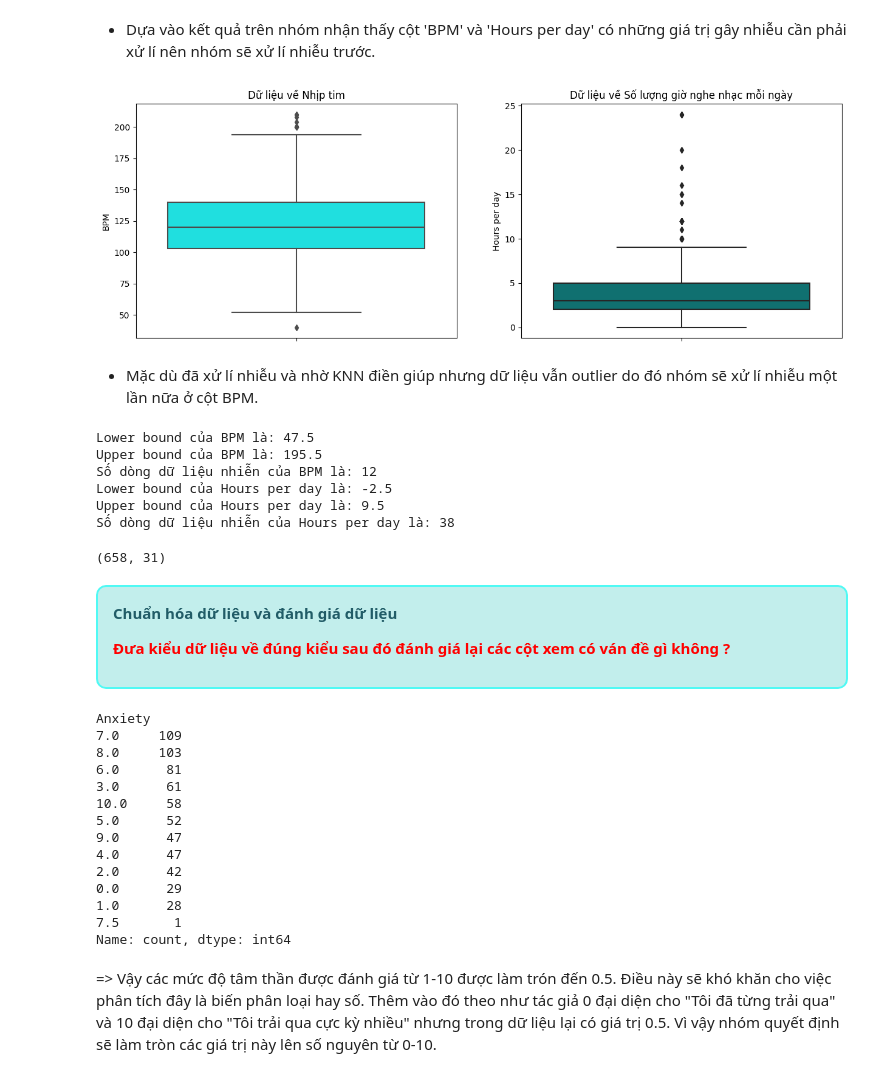
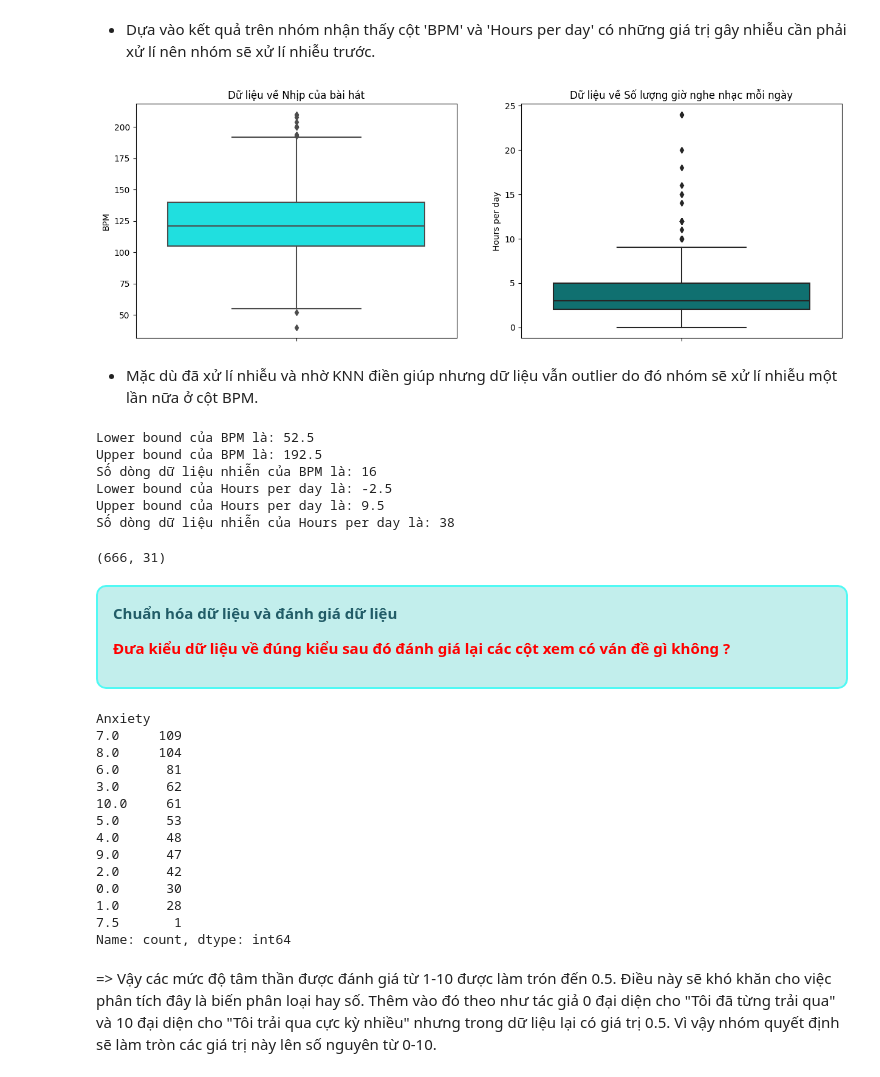
Before and after one commit to HungLVT/DS, a Jupyter notebook: 2.0-pre-processing.ipynb, the cells around one changed output. Cells and saved outputs as stored; diff of their text form; code cells hidden in the pictures.

```diff
--- a/2.0-pre-processing.ipynb
+++ b/2.0-pre-processing.ipynb
@@ -176,7 +176,7 @@ Số lượng outlier của cột BPM là: 11
 - Những con số outlier như 999999999.0, 624.0, 0 gây tác động rất tiêu cực đến kết quả của mô hình. Vì BPM của một bài hát chỉ nằm trong khoảng 24-220 BPM. Trong trường hợp này bởi vì tiếp theo chúng em sẽ điền khuyết bằng KNN nên tạm thời chuyển những giá trị này thành np.nan và đưa vào mô hình.
 # %%
 print(f'Số lượng missing values của BPM là: {df["BPM"].isnull().sum()}')
-df[(df['BPM'] < lower_bound_bpm) | (df['BPM'] > upper_bound_bpm)] = np.nan
+df.loc[(df['BPM'] < lower_bound_bpm) | (df['BPM'] > upper_bound_bpm), 'BPM'] = np.nan
 print(f'Sau khi chuyển nhiễu thành nan, số lượng missing values của BPM là: {df["BPM"].isnull().sum()}')
 df[df['BPM'].isnull()]
 # %% [output]
@@ -208,7 +208,7 @@ print(f'Số lượng cột của df_KNN sau khi mã hóa là: {df_KNN.shape[1]}
 #  Xử lý dữ liệu thiếu của cột BPM với KNN
 print(f'Trước khi KNN, Số giá trị còn thiếu của cột BPM là: {df_KNN["BPM"].isnull().sum()}')
 
-imputer = KNNImputer(n_neighbors=5)
+imputer = KNNImputer(n_neighbors=10)
 df_imputer = imputer.fit_transform(df_KNN)
 df_KNN = pd.DataFrame(df_imputer, columns=df_KNN.columns, index=df_KNN.index)
 
@@ -279,13 +275,13 @@ None
 # %%
 #Vẽ 2 biểu đồ boxplot cho 2 cột BPM và Hours per day
 fig, ax = plt.subplots(1, 2, figsize=(15, 5))
 sns.boxplot(y=df['BPM'], ax=ax[0], color='cyan')
 sns.boxplot(y=df['Hours per day'], ax=ax[1], color='teal')
-ax[0].set_title('Dữ liệu về Nhịp tim')
+ax[0].set_title('Dữ liệu về Nhịp của bài hát')
 ax[1].set_title('Dữ liệu về Số lượng giờ nghe nhạc mỗi ngày')
 plt.show()
 # %% [output]
-[figure, old version]
+[figure, new version]
 # %% [markdown]
 - Mặc dù đã xử lí nhiễu và nhờ KNN điền giúp nhưng dữ liệu vẫn outlier do đó nhóm sẽ xử lí nhiễu một lần nữa ở cột BPM.
 # %%
@@ -315,13 +311,13 @@ df = df[(df['BPM'] >= lower_bound_bpm) & (df['BPM'] <= upper_bound_bpm)]
 df = df[(df['Hours per day'] >= lower_bound_hours) & (df['Hours per day'] <= upper_bound_hours)]
 df.shape
 # %% [output]
-Lower bound của BPM là: 47.5
-Upper bound của BPM là: 195.5
-Số dòng dữ liệu nhiễn của BPM là: 12
+Lower bound của BPM là: 52.5
+Upper bound của BPM là: 192.5
+Số dòng dữ liệu nhiễn của BPM là: 16
 Lower bound của Hours per day là: -2.5
 Upper bound của Hours per day là: 9.5
 Số dòng dữ liệu nhiễn của Hours per day là: 38
-(658, 31)
+(666, 31)
 # %% [markdown]
 <div style="border-radius: 10px; border: 2px solid #51F9F4; padding: 15px; background-color:#c2eeec; font-size: 100%; text-align: left;">
 
@@ -334,15 +330,15 @@ df['Anxiety'].value_counts()
 # %% [output]
 Anxiety
 7.0     109
-8.0     103
+8.0     104
 6.0      81
-3.0      61
-10.0     58
-5.0      52
+3.0      62
+10.0     61
+5.0      53
+4.0      48
 9.0      47
-4.0      47
 2.0      42
-0.0      29
+0.0      30
 1.0      28
 7.5       1
 Name: count, dtype: int64
```
Also changed, not shown: parts of 9 cells of this notebook, 2 other files.
